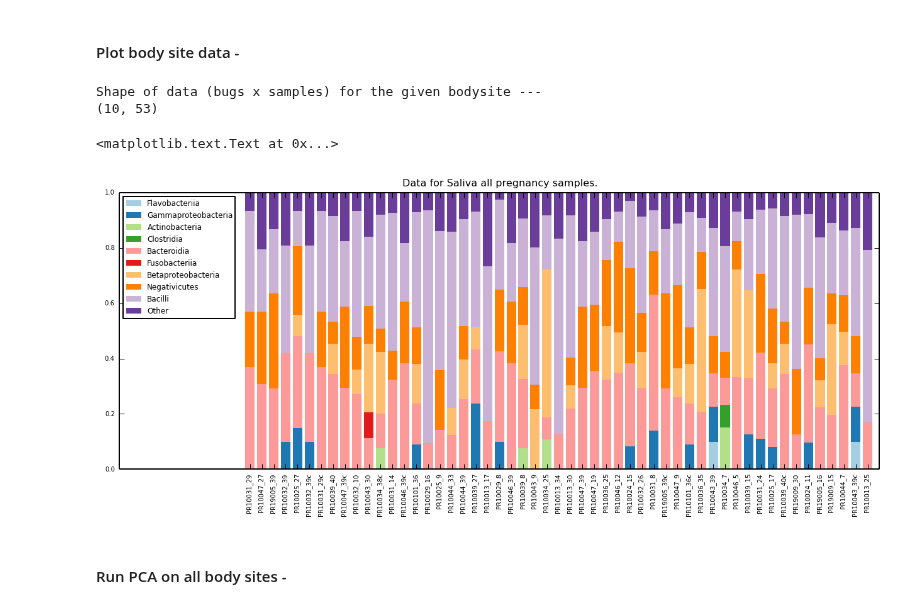
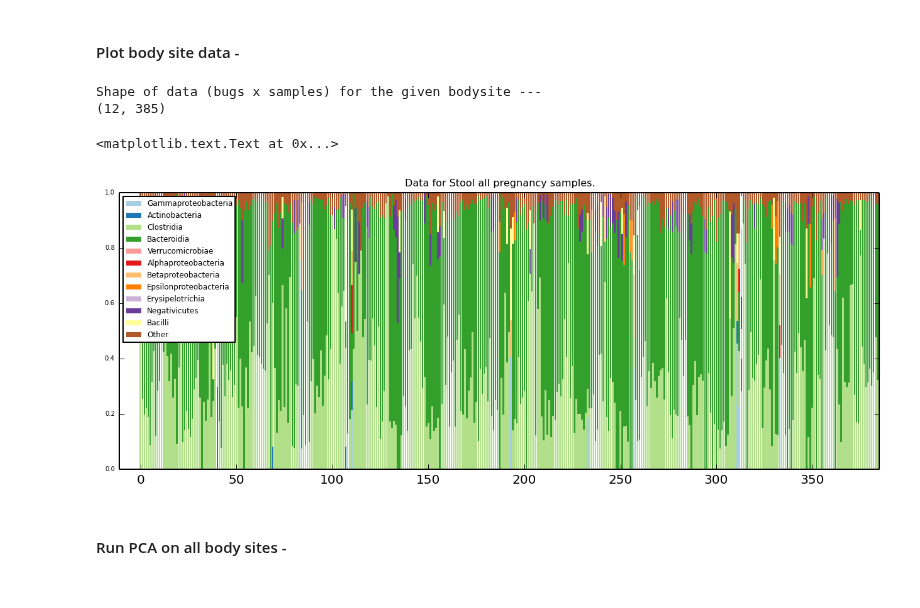
Before and after one commit to lmart999/CS229, a Jupyter notebook: CS229_Project.ipynb, the cells around one changed output. Saved outputs shown, nothing was run; the diff lists cells and outputs as text; code cells hidden in the pictures.

Commit message:
Addition of all 16s data for patient set, sampling vis, PCA by patient and by time.

```diff
--- a/CS229_Project.ipynb
+++ b/CS229_Project.ipynb
@@ -14,6 +27,6 @@ matplotlib.rcParams['savefig.dpi'] = 2 * matplotlib.rcParams['savefig.dpi']
 # %%
-# - Read data -
-outfilepathToSave = os.getcwd()+'/PR_sample_data.csv'
+# - Read all 16s data -
+outfilepathToSave = os.getcwd()+'/PR_sample_data_all16s.csv'
 data_all_samples_bodysites = pd.read_csv(outfilepathToSave, header=[0, 1], index_col=[0, 1])
 data_all_samples_bodysites.head(3)
 # %% [output]
@@ -26,0 +42,5 @@ data_all_samples_bodysites.head(3)
+# %%
+dat_by_bodysite_tp=data_all_samples_bodysites.transpose()
+samples=dat_by_bodysite_tp.index.get_level_values('Sample')
+patients=list(set([sam.split('_')[0] for sam in list(set(samples))]))
+patients
@@ -26,0 +64,4 @@ data_all_samples_bodysites.head(3)
+# %%
+# *** Specify patient here ***
+patient_to_query=patients[0]
+print patient_to_query
@@ -28,7 +115,7 @@ data_all_samples_bodysites.head(3)
 #### Plot body site data -
 # %%
 # Choose specific body site to analyze
-bodysite='Saliva'
+bodysite='Stool'
 # %%
 import brewer2mpl
 global bmap
@@ -55,39 +142,42 @@ def barPlotData(dat_by_bodysite_norm_trimmed_simple,xlowlim):
             plotBins[j]=plt.bar(ind,dataToPlot[j,:],edgecolor='none',color=color,align='center',label=bugs[j])
         else:
             plotBins[j]=plt.bar(ind, dataToPlot[j,:],edgecolor='none',color=color,bottom=bottom[j-1,:],align='center',label=bugs[j])
-    locs,labels=plt.xticks(ind,sample_names)
-    plt.setp(labels, rotation=90, fontsize=5)
+    if dat_by_bodysite_norm_trimmed_simple.shape[1]<50:
+        locs,labels=plt.xticks(ind,sample_names)
+        plt.setp(labels, rotation=90, fontsize=5)
+    else: # Don't print x-labels if too many samples.
+        plt.tick_params(axis='x',labelleft='off')
     locs,labels=plt.yticks()
     plt.setp(labels,fontsize=5)
     plt.legend(loc='upper left',numpoints=1,prop={'size':6})
     plt.ylim([0,1])
     plt.xlim([-11,plt.xlim()[1]])
     plt.xlim([xlowlim,dat_by_bodysite_norm_trimmed_simple.shape[1]])
 
 # Returns an array: of bugs x sample_IDs
 dat_by_bodysite=data_all_samples_bodysites[bodysite]
 dat_by_bodysite.index=dat_by_bodysite.index.get_level_values('tax_name')
 dat_by_bodysite.fillna(0,inplace=True)
 dat_by_bodysite_norm=dat_by_bodysite.div(dat_by_bodysite.sum(axis=0),axis=1)
 
 # View only bugs that are > cutoff in order to make viewing easier.
 cutoff=0.075
 dat_by_bodysite_norm_trimmed=dat_by_bodysite_norm[dat_by_bodysite_norm>cutoff]
 dat_by_bodysite_norm_trimmed.fillna(0,inplace=True)
 dat_by_bodysite_norm_trimmed_simple=dat_by_bodysite_norm_trimmed.loc[dat_by_bodysite_norm_trimmed.sum(axis=1)>0]
 dat_by_bodysite_norm_trimmed_simple.loc['Other']=1-dat_by_bodysite_norm_trimmed.sum(axis=0)
 
 # Plot
 colorMapMax=12
 bmap = brewer2mpl.get_map('Paired', 'Qualitative', colorMapMax).mpl_colors
 fig=plt.figure(figsize=cm2inch(27.5,10))
 xlowlim=-11
 barPlotData(dat_by_bodysite_norm_trimmed_simple,xlowlim)
 plt.title("Data for %s all pregnancy samples."%bodysite,fontsize=8)
 # %% [output]
 Shape of data (bugs x samples) for the given bodysite ---
-(10, 53)
+(12, 385)
 <matplotlib.text.Text at 0x...>
-[figure, old version]
+[figure, new version]
 # %% [markdown]
 #### Run PCA on all body sites -
```
Also changed, not shown: parts of 16 cells of this notebook.
